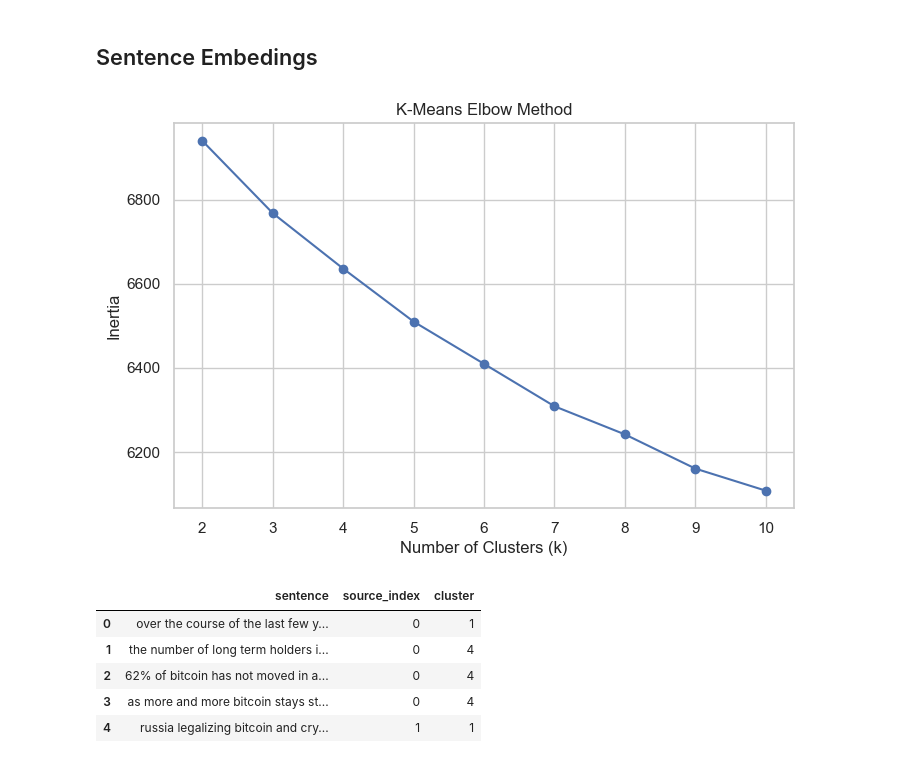
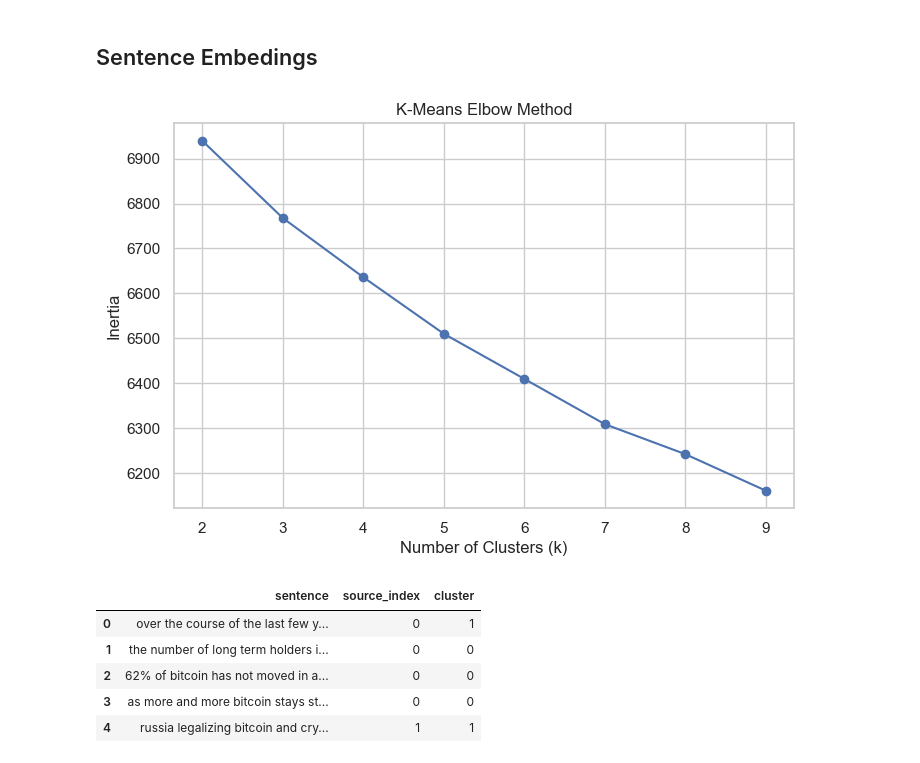
Before and after one commit to gaurav1-9/temporal-topical-sorting, a Jupyter notebook: bitcoin/code_v1.ipynb, the cells around one changed output. Saved outputs shown, nothing was run; the diff lists cells and outputs as text; code cells hidden in the pictures.

```diff
--- a/bitcoin/code_v1.ipynb
+++ b/bitcoin/code_v1.ipynb
@@ -114,32 +114,32 @@ embeddings = model.encode(sent_df["sentence"].tolist(), show_progress_bar=True)
 from sklearn.cluster import KMeans
 # %%
 inertia = []
-K = range(2, 11)
+K = range(2, 10)
 for k in K:
     kmeans = KMeans(n_clusters=k, random_state=42)
     kmeans.fit(embeddings)
     inertia.append(kmeans.inertia_)
 
 # Plot elbow graph
 plt.figure(figsize=(8, 5))
 plt.plot(K, inertia, marker='o')
 plt.title('K-Means Elbow Method')
 plt.xlabel('Number of Clusters (k)')
 plt.ylabel('Inertia')
 plt.show()
 # %% [output]
-[figure, old version]
+[figure, new version]
 # %%
-num_clusters = 5
+num_clusters = 3
 kmeans = KMeans(n_clusters=num_clusters, random_state=42)
 sent_df["cluster"] = kmeans.fit_predict(embeddings)
 sent_df.head()
 # %% [output]
 |  | sentence | source_index | cluster |
 | 0 | over the course of the last few y... | 0 | 1 |
-| 1 | the number of long term holders i... | 0 | 4 |
-| 2 | 62% of bitcoin has not moved in a... | 0 | 4 |
-| 3 | as more and more bitcoin stays st... | 0 | 4 |
+| 1 | the number of long term holders i... | 0 | 0 |
+| 2 | 62% of bitcoin has not moved in a... | 0 | 0 |
+| 3 | as more and more bitcoin stays st... | 0 | 0 |
 | 4 | russia legalizing bitcoin and cry... | 1 | 1 |
 # %%
 from sklearn.feature_extraction.text import CountVectorizer
```
Also changed, not shown: parts of 2 cells of this notebook, 2 other files.
